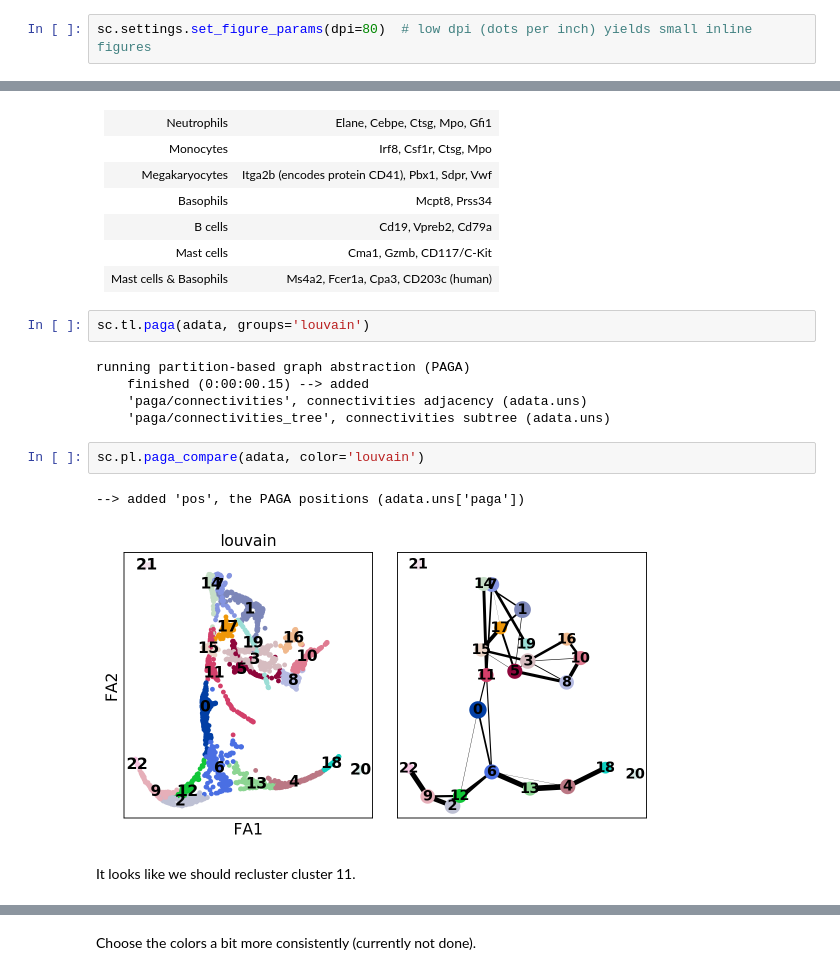
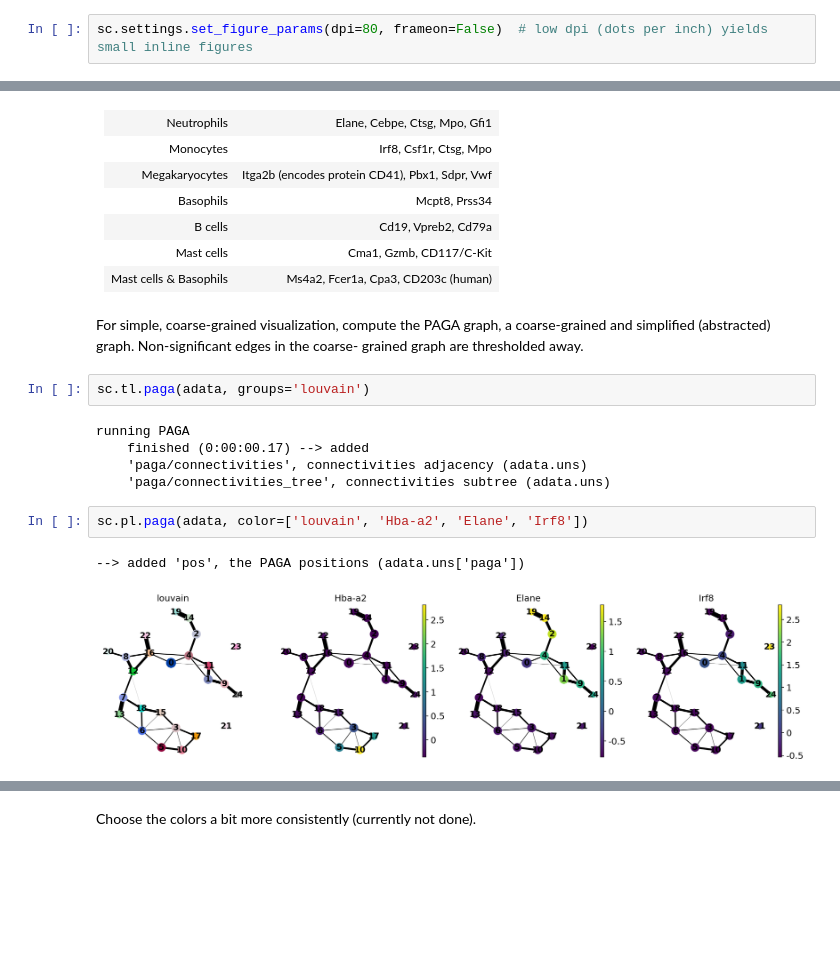
Before and after one commit to theislab/paga, a Jupyter notebook: blood/paul15/paul15.ipynb, the cells around one changed output, grey strips where cells are left out. Cells and saved outputs as stored; diff of their text form; blank space fills up the shorter version.

```diff
--- a/blood/paul15/paul15.ipynb
+++ b/blood/paul15/paul15.ipynb
@@ -20,2 +18,2 @@ scanpy==1.3.2 anndata==0.6.10+31.g4c40622 numpy==1.14.5 scipy==1.1.0 pandas==0.2
 # %%
-sc.settings.set_figure_params(dpi=80)  # low dpi (dots per inch) yields small inline figures
+sc.settings.set_figure_params(dpi=80, frameon=False)  # low dpi (dots per inch) yields small inline figures
@@ -134,17 +129,17 @@ Annotate the clusters using marker genes.
 |B cells | Cd19, Vpreb2, Cd79a |
 |Mast cells| Cma1, Gzmb, CD117/C-Kit |
 |Mast cells & Basophils| Ms4a2, Fcer1a, Cpa3, CD203c (human)|
+# %% [markdown]
+For simple, coarse-grained visualization, compute the PAGA graph, a coarse-grained and simplified (abstracted) graph. Non-significant edges in the coarse- grained graph are thresholded away.
 # %%
 sc.tl.paga(adata, groups='louvain')
 # %% [output]
-running partition-based graph abstraction (PAGA)
-    finished (0:00:00.15) --> added
+running PAGA
+    finished (0:00:00.17) --> added
     'paga/connectivities', connectivities adjacency (adata.uns)
     'paga/connectivities_tree', connectivities subtree (adata.uns)
 # %%
-sc.pl.paga_compare(adata, color='louvain')
+sc.pl.paga(adata, color=['louvain', 'Hba-a2', 'Elane', 'Irf8'])
 # %% [output]
 --> added 'pos', the PAGA positions (adata.uns['paga'])
-[figure, old version]
+[figure, new version]
-# %% [markdown]
-It looks like we should recluster cluster 11.
```
Also changed, not shown: parts of 58 cells of this notebook, 1 other file.
